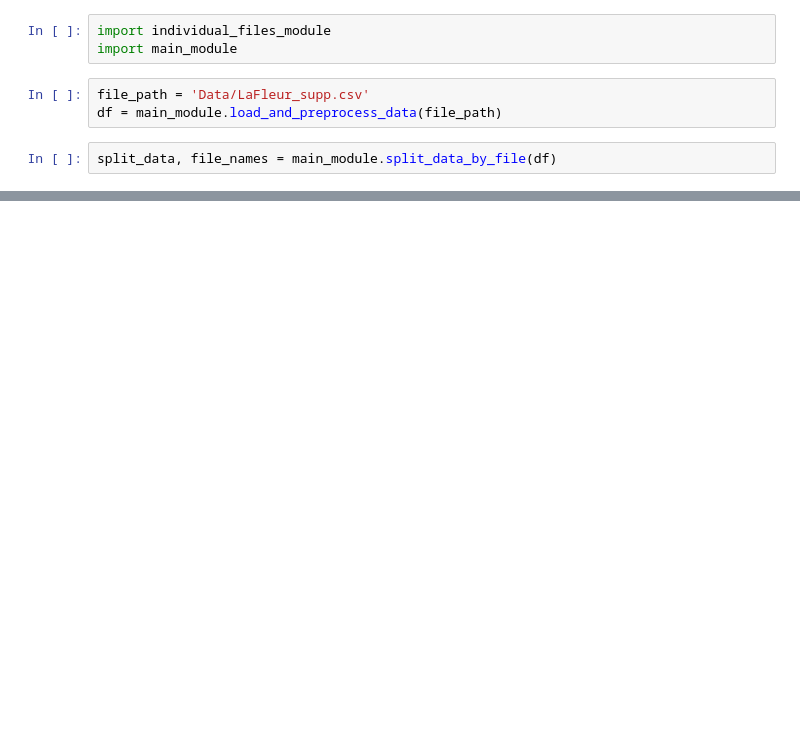
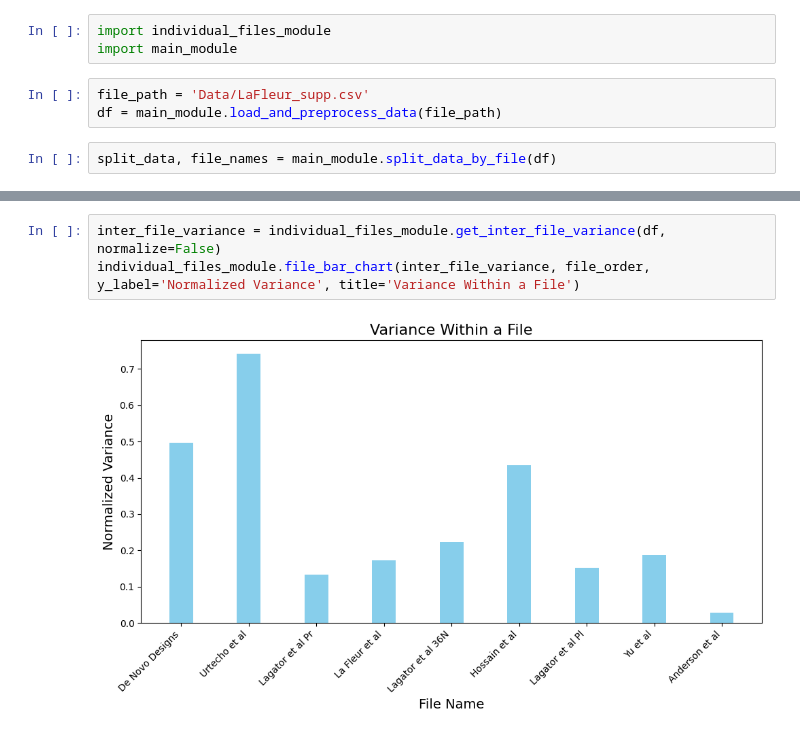
Before and after one commit to Rhys-sg/e.-coli-promoter-prediction, a Jupyter notebook: individual_files.ipynb, the cells around one changed output, grey strips where cells are left out. Saved outputs shown, nothing was run; the diff lists cells and outputs as text; blank space fills up the shorter version.

```diff
--- a/individual_files.ipynb
+++ b/individual_files.ipynb
@@ -18,0 +50,5 @@ individual_files_module.plot_repeat_evalute_each_file(file_names, all_results)
+# %%
+inter_file_variance = individual_files_module.get_inter_file_variance(df, normalize=False)
+individual_files_module.file_bar_chart(inter_file_variance, file_order, y_label='Normalized Variance', title='Variance Within a File')
+# %% [output]
+[figure, added]
```
Also changed, not shown: parts of 14 cells of this notebook, 2 other files.
